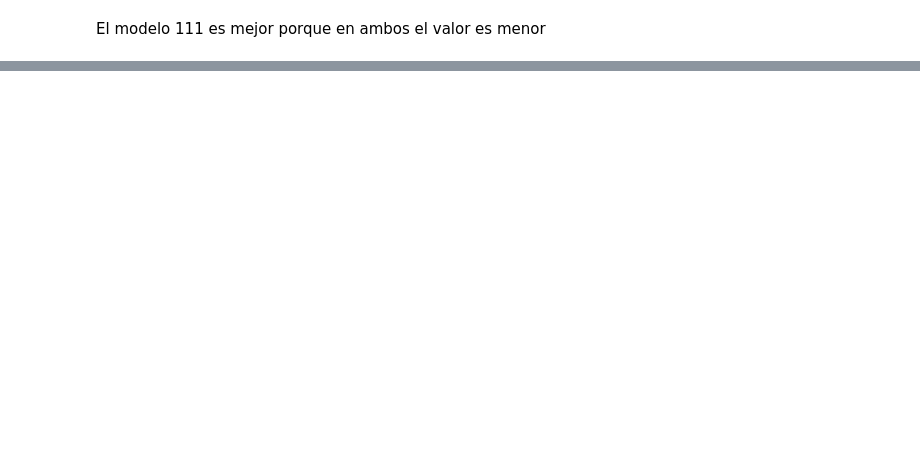
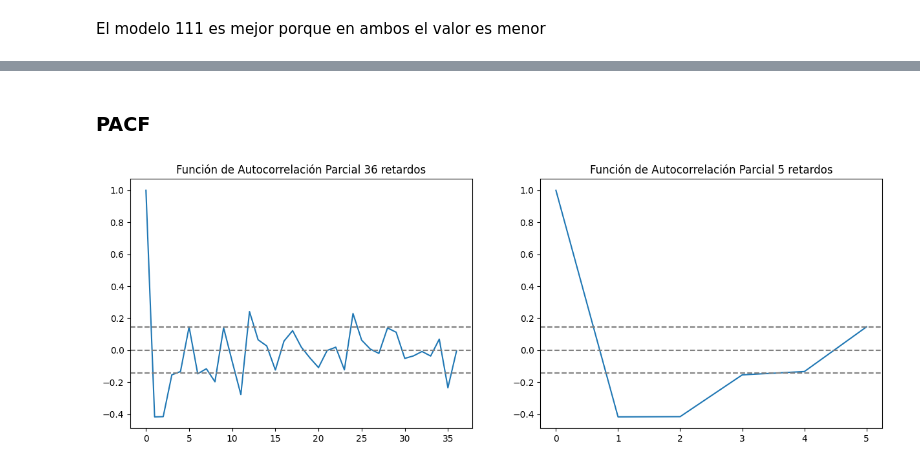
Before and after one commit to JuanPineda115/DS-HT2, a Jupyter notebook: HT2.ipynb, the cells around one changed output, grey strips where cells are left out. Drawn from its saved outputs; the diff is of its cells as text; code cells hidden in the pictures; blank space fills up the shorter version.

```diff
--- a/HT2.ipynb
+++ b/HT2.ipynb
@@ -489,0 +448,21 @@ pred
+# %% [markdown]
+### PACF
+# %%
+plt.subplot(121)
+plt.plot(pacf(tsRegularLogDiff, nlags=36))
+plt.axhline(y=0,linestyle='--',color='gray')
+plt.axhline(y=-1.96/np.sqrt(len(tsRegularLogDiff)),linestyle='--',color='gray')
+plt.axhline(y=1.96/np.sqrt(len(tsRegularLogDiff)),linestyle='--',color='gray')
+plt.title('Función de Autocorrelación Parcial 36 retardos')
+
+plt.subplot(122)
+plt.plot(pacf(tsRegularLogDiff, nlags=5))
+plt.axhline(y=0,linestyle='--',color='gray')
+plt.axhline(y=-1.96/np.sqrt(len(tsRegularLogDiff)),linestyle='--',color='gray')
+plt.axhline(y=1.96/np.sqrt(len(tsRegularLogDiff)),linestyle='--',color='gray')
+plt.title('Función de Autocorrelación Parcial 5 retardos')
+
+plt.rcParams['figure.figsize'] = [15, 5]
+plt.rcParams['figure.dpi'] = 100
+# %% [output]
+[figure, added]
```
Also changed, not shown: parts of 65 cells of this notebook.
